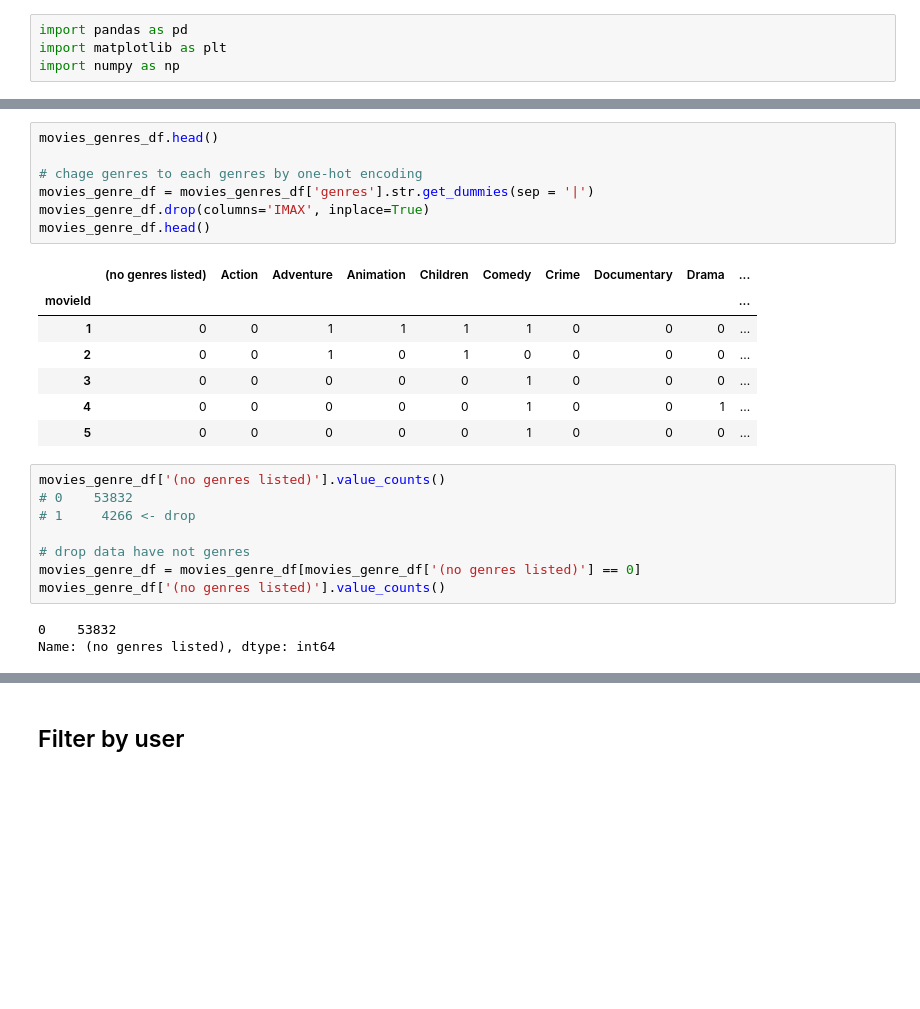
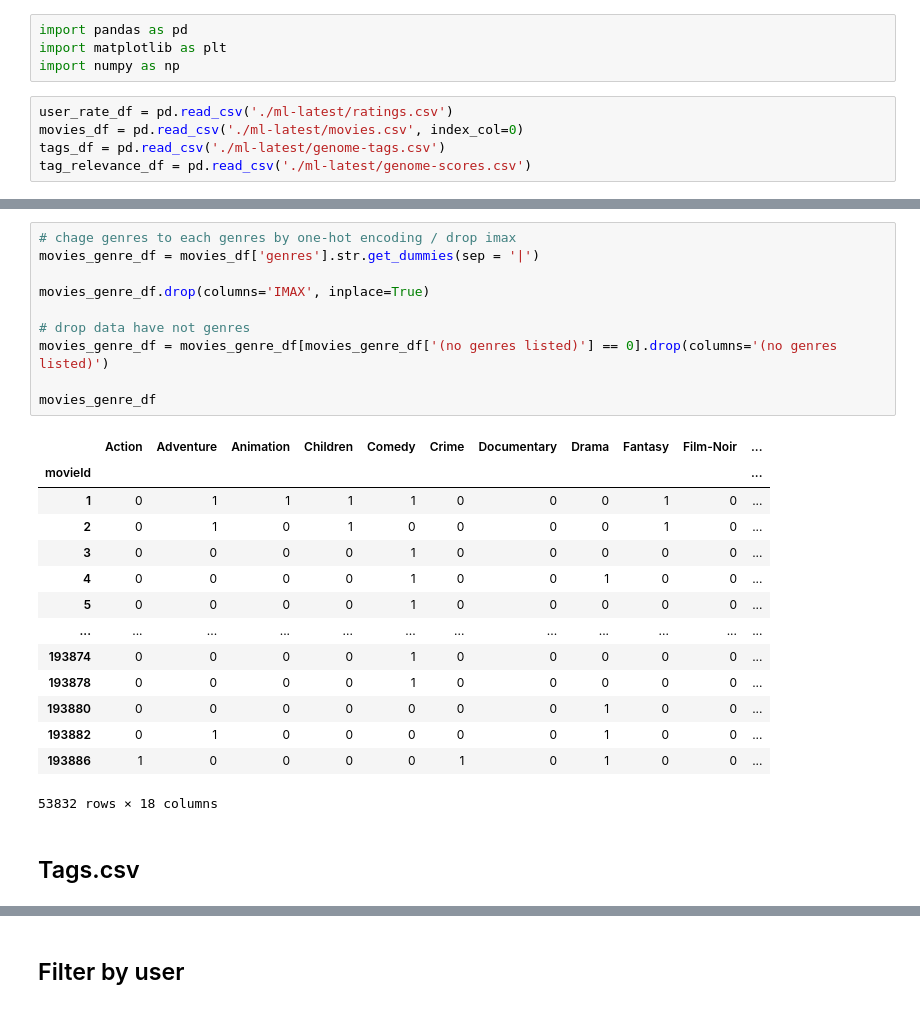
Before and after one commit to Rndns/moive-recommend-sys, a Jupyter notebook: movie-reco-sys.ipynb, the cells around one changed output, grey strips where cells are left out. Drawn from its saved outputs; the diff is of its cells as text; blank space fills up the shorter version.

```diff
--- a/movie-reco-sys.ipynb
+++ b/movie-reco-sys.ipynb
@@ -2,3 +2,8 @@
 import pandas as pd
 import matplotlib as plt
 import numpy as np
+# %%
+user_rate_df = pd.read_csv('./ml-latest/ratings.csv')
+movies_df = pd.read_csv('./ml-latest/movies.csv', index_col=0)
+tags_df = pd.read_csv('./ml-latest/genome-tags.csv')
+tag_relevance_df = pd.read_csv('./ml-latest/genome-scores.csv')
@@ -27,27 +74,28 @@ user_rate_df.head()
 # %%
-movies_genres_df.head()
+# chage genres to each genres by one-hot encoding / drop imax
+movies_genre_df = movies_df['genres'].str.get_dummies(sep = '|')
 
-# chage genres to each genres by one-hot encoding
-movies_genre_df = movies_genres_df['genres'].str.get_dummies(sep = '|')
 movies_genre_df.drop(columns='IMAX', inplace=True)
-movies_genre_df.head()
+
+# drop data have not genres
+movies_genre_df = movies_genre_df[movies_genre_df['(no genres listed)'] == 0].drop(columns='(no genres listed)')
+
+movies_genre_df
 # %% [output]
-|  | (no genres listed) | Action | Adventure | Animation | Children | Comedy | Crime | Documentary | Drama | ... |
-| movieId |  |  |  |  |  |  |  |  |  | ... |
-| 1 | 0 | 0 | 1 | 1 | 1 | 1 | 0 | 0 | 0 | ... |
-| 2 | 0 | 0 | 1 | 0 | 1 | 0 | 0 | 0 | 0 | ... |
-| 3 | 0 | 0 | 0 | 0 | 0 | 1 | 0 | 0 | 0 | ... |
-| 4 | 0 | 0 | 0 | 0 | 0 | 1 | 0 | 0 | 1 | ... |
-| 5 | 0 | 0 | 0 | 0 | 0 | 1 | 0 | 0 | 0 | ... |
+|  | Action | Adventure | Animation | Children | Comedy | Crime | Documentary | Drama | Fantasy | Film-Noir | ... |
+| movieId |  |  |  |  |  |  |  |  |  |  | ... |
+| 1 | 0 | 1 | 1 | 1 | 1 | 0 | 0 | 0 | 1 | 0 | ... |
+| 2 | 0 | 1 | 0 | 1 | 0 | 0 | 0 | 0 | 1 | 0 | ... |
+| 3 | 0 | 0 | 0 | 0 | 1 | 0 | 0 | 0 | 0 | 0 | ... |
+| 4 | 0 | 0 | 0 | 0 | 1 | 0 | 0 | 1 | 0 | 0 | ... |
+| 5 | 0 | 0 | 0 | 0 | 1 | 0 | 0 | 0 | 0 | 0 | ... |
+| ... | ... | ... | ... | ... | ... | ... | ... | ... | ... | ... | ... |
+| 193874 | 0 | 0 | 0 | 0 | 1 | 0 | 0 | 0 | 0 | 0 | ... |
+| 193878 | 0 | 0 | 0 | 0 | 1 | 0 | 0 | 0 | 0 | 0 | ... |
+| 193880 | 0 | 0 | 0 | 0 | 0 | 0 | 0 | 1 | 0 | 0 | ... |
+| 193882 | 0 | 1 | 0 | 0 | 0 | 0 | 0 | 1 | 0 | 0 | ... |
+| 193886 | 1 | 0 | 0 | 0 | 0 | 1 | 0 | 1 | 0 | 0 | ... |
+53832 rows × 18 columns
-# %%
-movies_genre_df['(no genres listed)'].value_counts()
-# 0    53832
-# 1     4266 <- drop
-
-# drop data have not genres
-movies_genre_df = movies_genre_df[movies_genre_df['(no genres listed)'] == 0]
-movies_genre_df['(no genres listed)'].value_counts()
-# %% [output]
-0    53832
-Name: (no genres listed), dtype: int64
+# %% [markdown]
+## Tags.csv
 # %%
```
Also changed, not shown: parts of 31 cells of this notebook.
